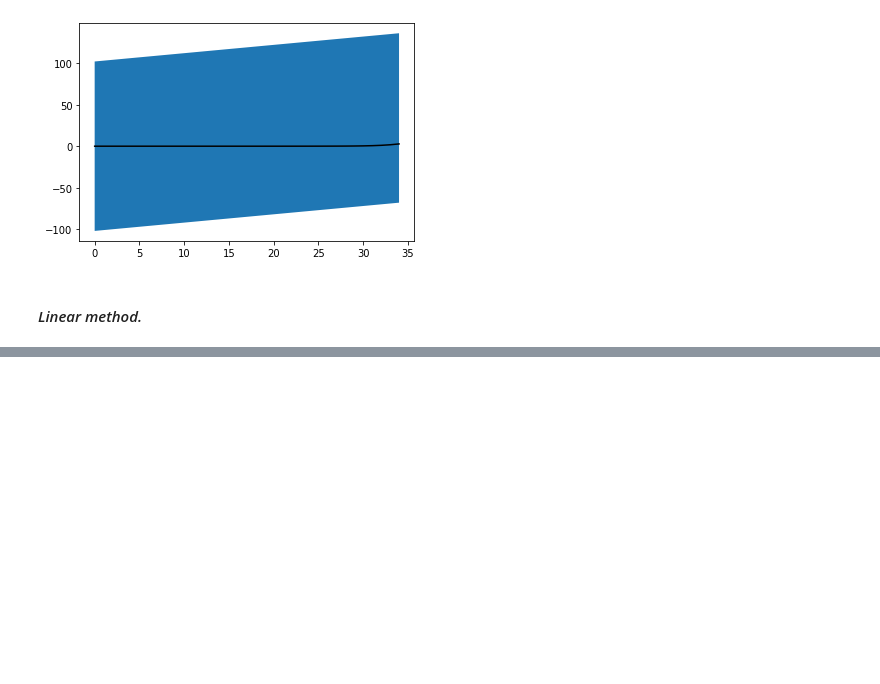
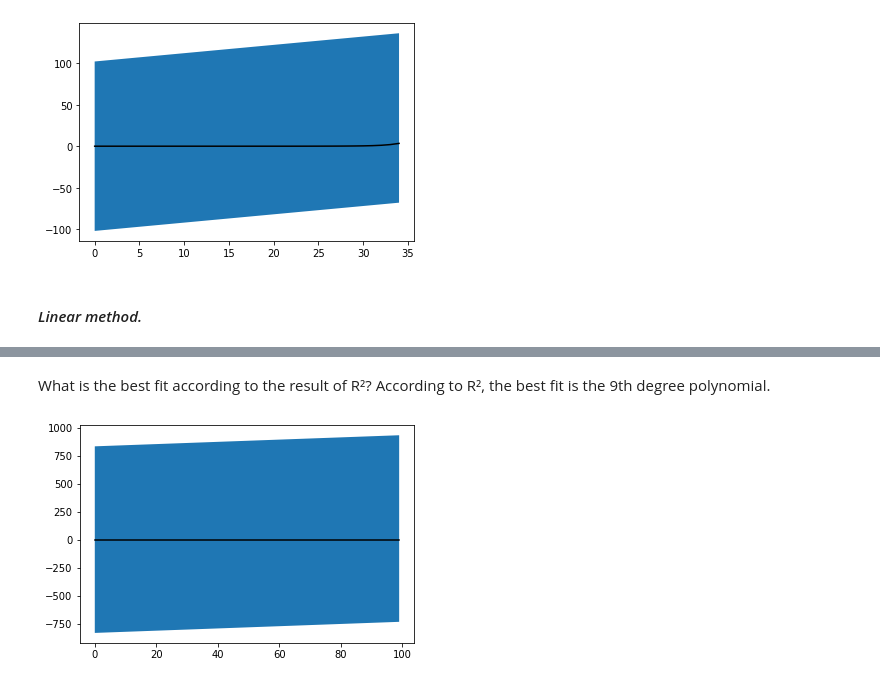
Before and after one commit to m-mejiap/Lab, a Jupyter notebook: Ex2.ipynb, the cells around one changed output, grey strips where cells are left out. Saved outputs shown, nothing was run; the diff lists cells and outputs as text; code cells hidden in the pictures; blank space fills up the shorter version.

```diff
--- a/Ex2.ipynb
+++ b/Ex2.ipynb
@@ -207,0 +231,22 @@ plt.show()
+# %%
+param1a = curve_fit(linear, list_of_n2, list_of_times2)[0]
+
+param2a = curve_fit(polynomial2, list_of_n2, list_of_times2)[0]
+
+param3a = curve_fit(polynomial3, list_of_n2, list_of_times2)[0]
+
+param4a = curve_fit(polynomial4, list_of_n2, list_of_times2)[0]
+
+param5a = curve_fit(polynomial5, list_of_n2, list_of_times2)[0]
+
+param6a = curve_fit(polynomial6, list_of_n2, list_of_times2)[0]
+
+param7a = curve_fit(polynomial7, list_of_n2, list_of_times2)[0]
+
+param8a = curve_fit(polynomial8, list_of_n2, list_of_times2)[0]
+
+param9a = curve_fit(polynomial9, list_of_n2, list_of_times2)[0]
+
+param10a = curve_fit(polynomial10, list_of_n2, list_of_times2)[0]
+
+param11a = curve_fit(exponential, list_of_n2, list_of_times2, maxfev=5000)[0]
@@ -207,0 +355,10 @@ plt.show()
+# %% [markdown]
+What is the best fit according to the result of R²? According to R², the best fit is the 9th degree polynomial.
+# %%
+y_minus2 = list_of_n2 - np.var(list_of_n2)
+y_plus2 = list_of_n2 + np.var(list_of_n2)
+plt.plot(list_of_n2, polynomial9(np.array(list_of_n2),*param9a), 'k-')
+plt.fill_between(list_of_n2, y_minus2, y_plus2)
+plt.show()
+# %% [output]
+[figure, added]
```
Also changed, not shown: parts of 14 cells of this notebook.
